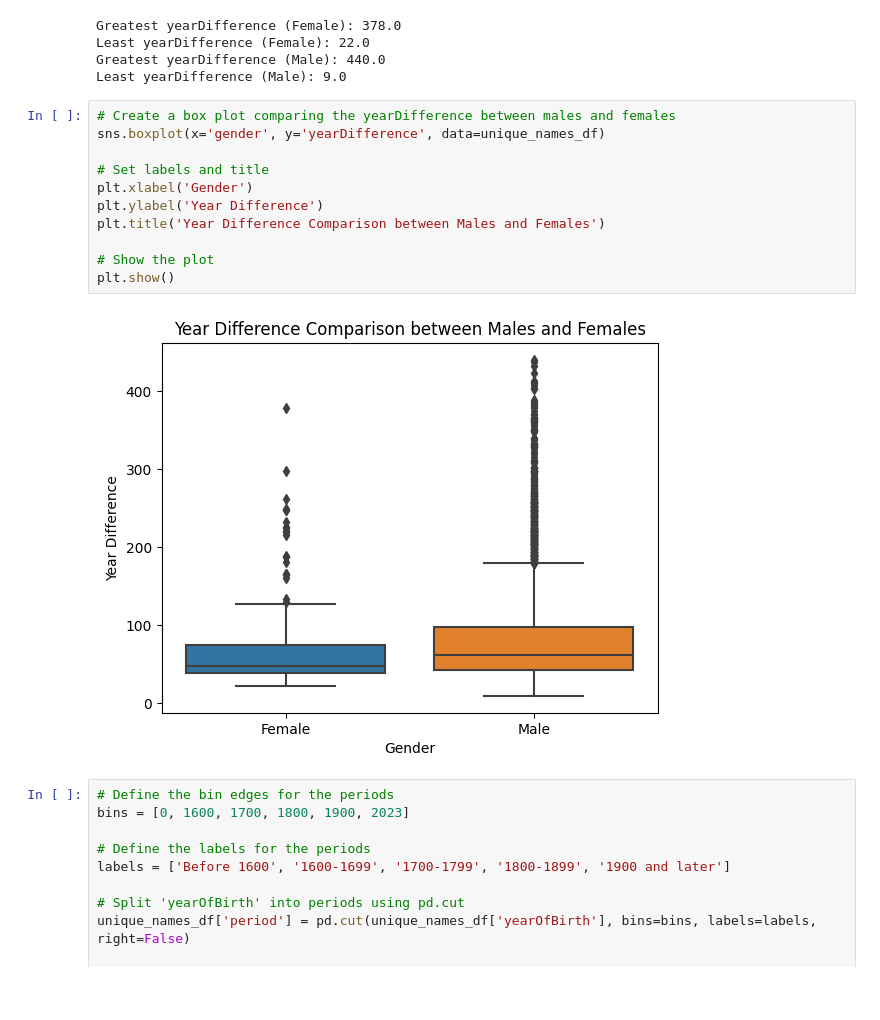
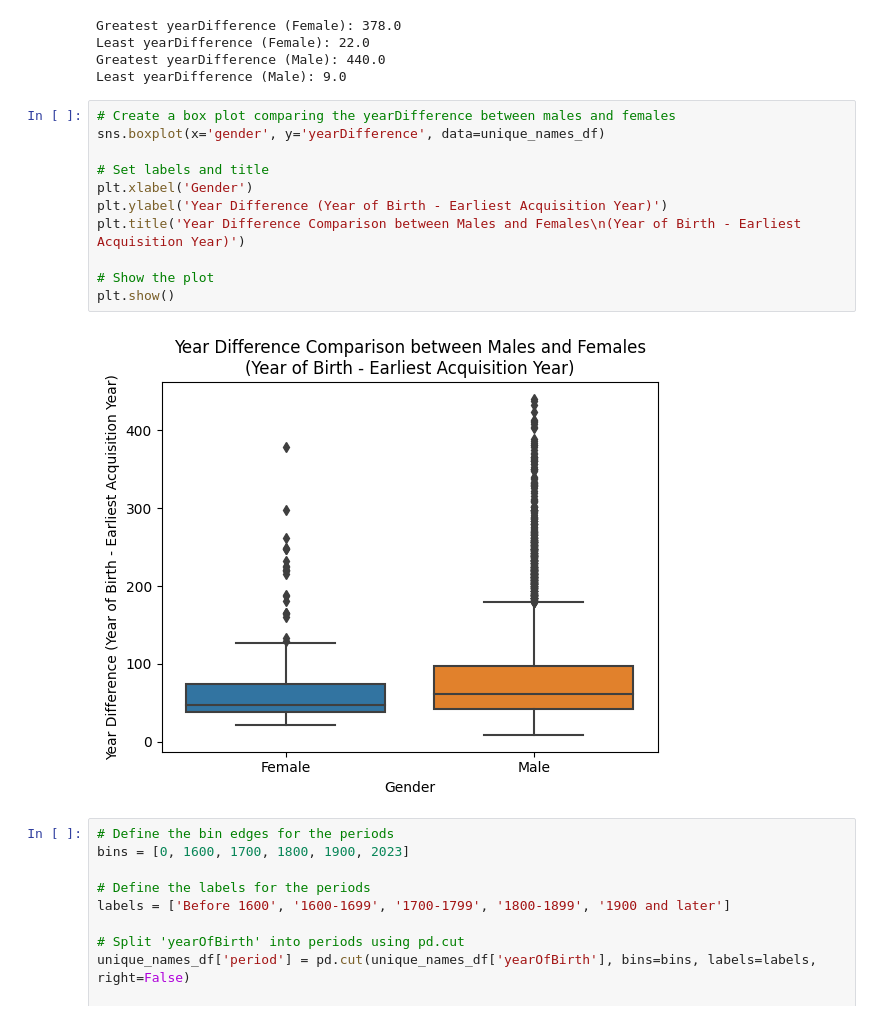
Before and after one commit to jennylzx/dissertation, a Jupyter notebook: notebooks/Tate_acquisitionYear.ipynb, the cells around one changed output. Cells and saved outputs as stored; diff of their text form; blank space fills up the shorter version.

Commit message:
Updates on the visualisation

```diff
--- a/notebooks/Tate_acquisitionYear.ipynb
+++ b/notebooks/Tate_acquisitionYear.ipynb
@@ -184,16 +184,16 @@ Least yearDifference (Male): 9.0
 # %%
 # Create a box plot comparing the yearDifference between males and females
 sns.boxplot(x='gender', y='yearDifference', data=unique_names_df)
 
 # Set labels and title
 plt.xlabel('Gender')
-plt.ylabel('Year Difference')
-plt.title('Year Difference Comparison between Males and Females')
+plt.ylabel('Year Difference (Year of Birth - Earliest Acquisition Year)')
+plt.title('Year Difference Comparison between Males and Females\n(Year of Birth - Earliest Acquisition Year)')
 
 # Show the plot
 plt.show()
 # %% [output]
-[figure, old version]
+[figure, new version]
 # %%
 # Define the bin edges for the periods
 bins = [0, 1600, 1700, 1800, 1900, 2023]
```
Also changed, not shown: parts of 1 cell of this notebook.
